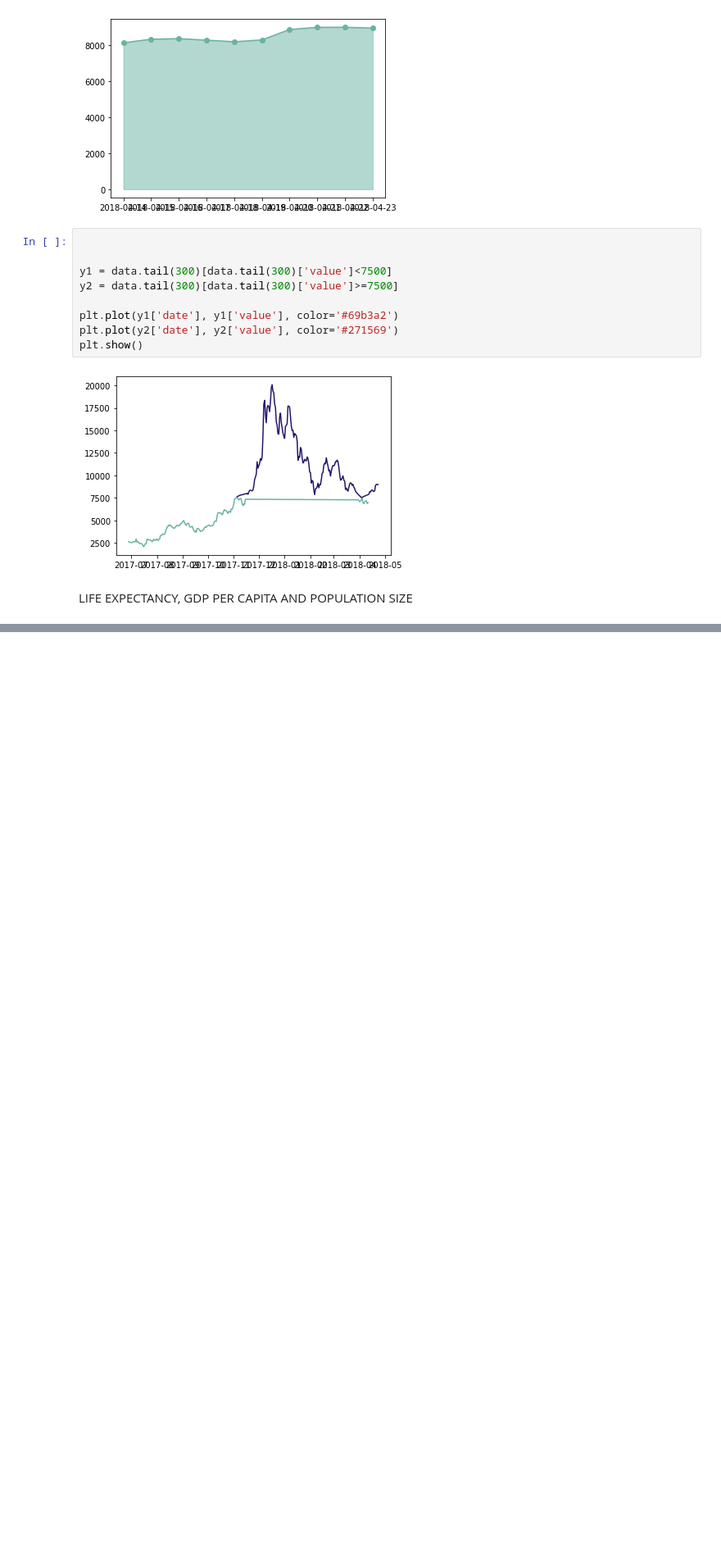
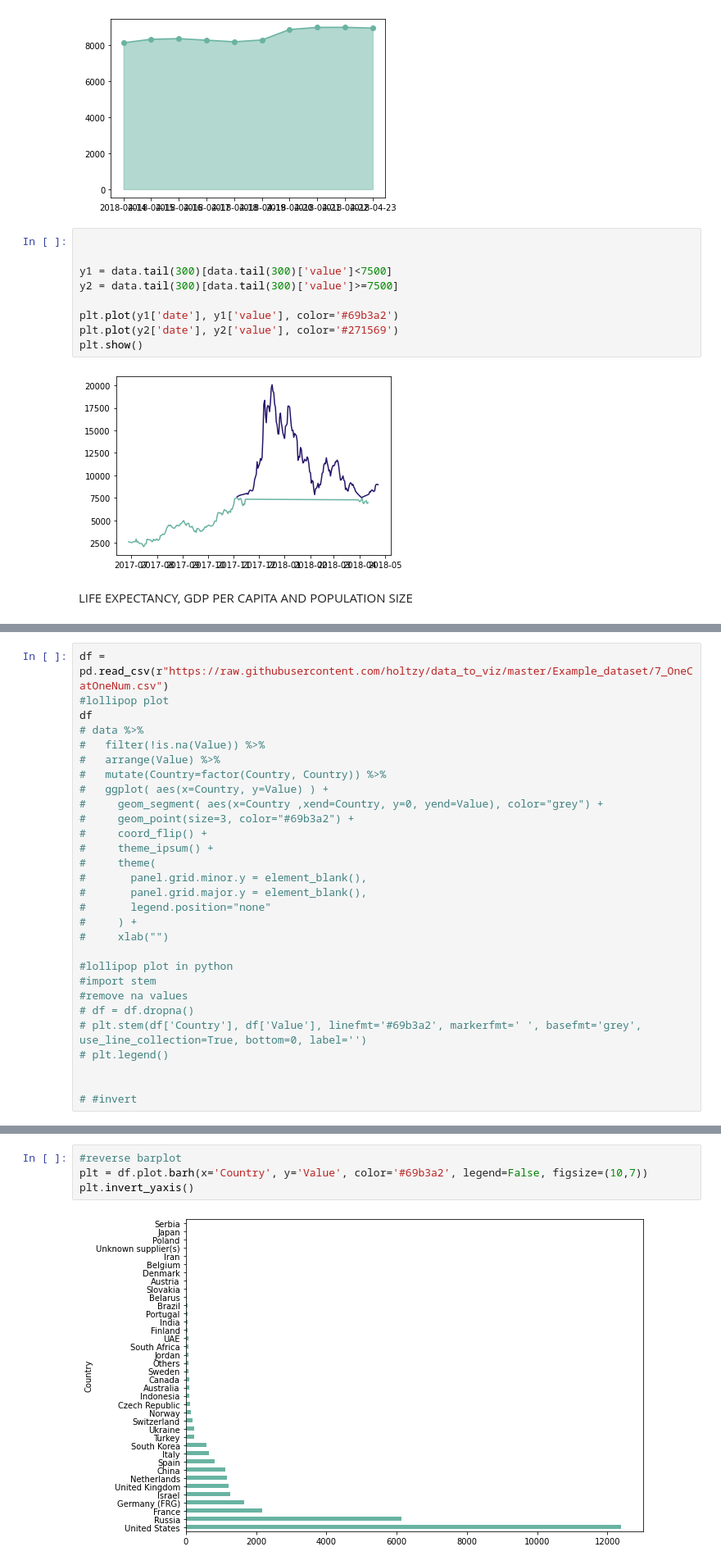
Before and after one commit to anjaliagarwal152615/lab2-dataviz, a Jupyter notebook: file.ipynb, the cells around one changed output, grey strips where cells are left out. Shown at 82% size. Saved outputs shown, nothing was run; the diff lists cells and outputs as text; blank space fills up the shorter version.

```diff
--- a/file.ipynb
+++ b/file.ipynb
@@ -206,0 +260,29 @@ LIFE EXPECTANCY, GDP PER CAPITA AND POPULATION SIZE
+# %%
+df = pd.read_csv(r"https://raw.githubusercontent.com/holtzy/data_to_viz/master/Example_dataset/7_OneCatOneNum.csv")
+#lollipop plot
+df
+# data %>%
+#   filter(!is.na(Value)) %>%
+#   arrange(Value) %>%
+#   mutate(Country=factor(Country, Country)) %>%
+#   ggplot( aes(x=Country, y=Value) ) +
+#     geom_segment( aes(x=Country ,xend=Country, y=0, yend=Value), color="grey") +
+#     geom_point(size=3, color="#69b3a2") +
+#     coord_flip() +
+#     theme_ipsum() +
+#     theme(
+#       panel.grid.minor.y = element_blank(),
+#       panel.grid.major.y = element_blank(),
+#       legend.position="none"
+#     ) +
+#     xlab("")
+
+#lollipop plot in python
+#import stem
+#remove na values
+# df = df.dropna()
+# plt.stem(df['Country'], df['Value'], linefmt='#69b3a2', markerfmt=' ', basefmt='grey', use_line_collection=True, bottom=0, label='')
+# plt.legend()
+
+
+# #invert
@@ -206,0 +307,6 @@ LIFE EXPECTANCY, GDP PER CAPITA AND POPULATION SIZE
+# %%
+#reverse barplot
+plt = df.plot.barh(x='Country', y='Value', color='#69b3a2', legend=False, figsize=(10,7))
+plt.invert_yaxis()
+# %% [output]
+[figure, added]
```
Also changed, not shown: parts of 12 cells of this notebook.
